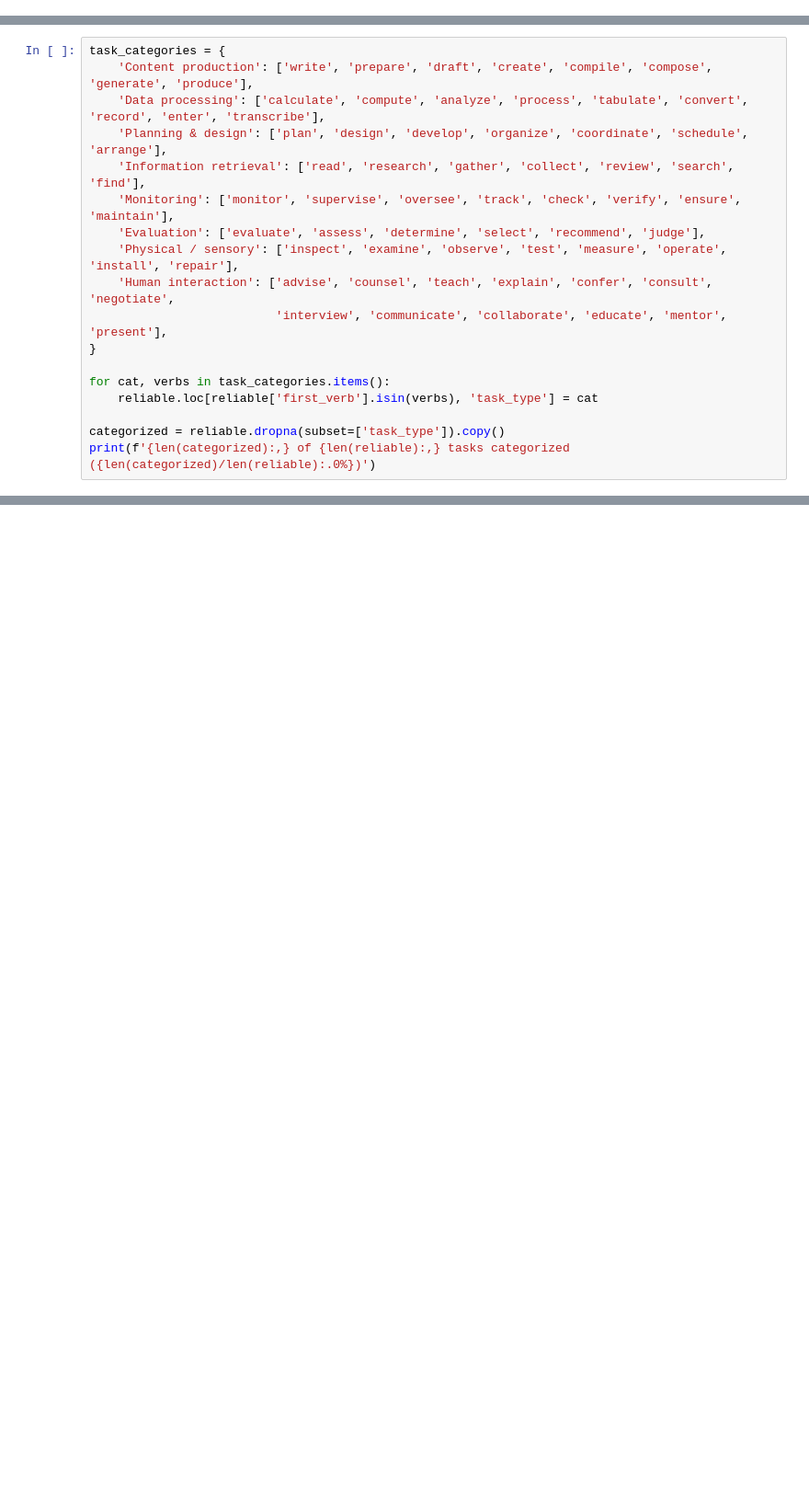
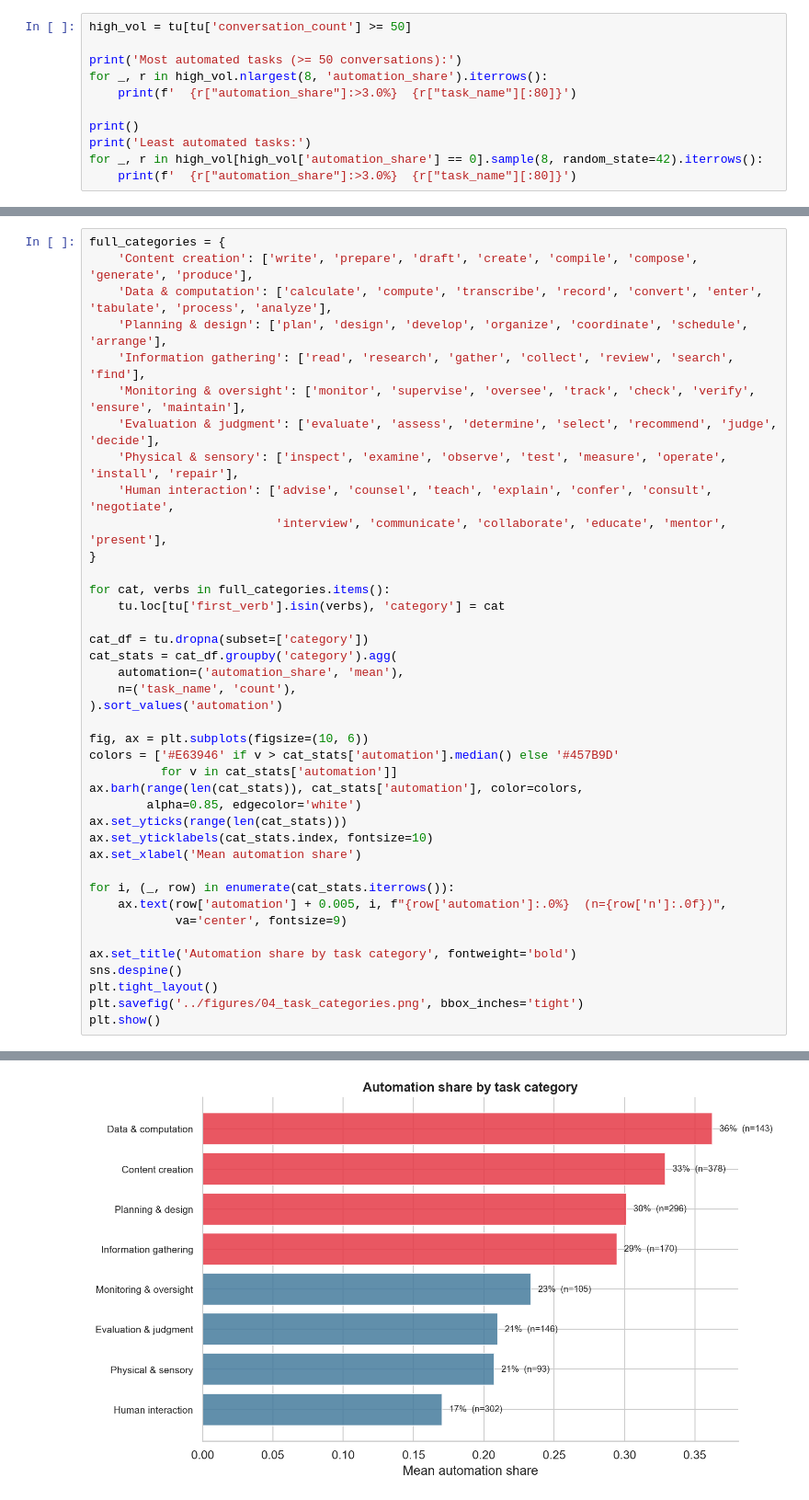
Before and after one commit to alvinekelund/what-predicts-ai-automation, a Jupyter notebook: notebooks/02_skill_compression.ipynb, the cells around one changed output, grey strips where cells are left out. Shown at 92% size. Cells and saved outputs as stored; diff of their text form; blank space fills up the shorter version.

```diff
--- a/notebooks/02_skill_compression.ipynb
+++ b/notebooks/02_skill_compression.ipynb
@@ -43,0 +135,11 @@ This simple heuristic reveals a stark divide.
+# %%
+high_vol = tu[tu['conversation_count'] >= 50]
+
+print('Most automated tasks (>= 50 conversations):')
+for _, r in high_vol.nlargest(8, 'automation_share').iterrows():
+    print(f'  {r["automation_share"]:>3.0%}  {r["task_name"][:80]}')
+
+print()
+print('Least automated tasks:')
+for _, r in high_vol[high_vol['automation_share'] == 0].sample(8, random_state=42).iterrows():
+    print(f'  {r["automation_share"]:>3.0%}  {r["task_name"][:80]}')
@@ -44,19 +172,41 @@ This simple heuristic reveals a stark divide.
 # %%
-task_categories = {
-    'Content production': ['write', 'prepare', 'draft', 'create', 'compile', 'compose', 'generate', 'produce'],
-    'Data processing': ['calculate', 'compute', 'analyze', 'process', 'tabulate', 'convert', 'record', 'enter', 'transcribe'],
+full_categories = {
+    'Content creation': ['write', 'prepare', 'draft', 'create', 'compile', 'compose', 'generate', 'produce'],
+    'Data & computation': ['calculate', 'compute', 'transcribe', 'record', 'convert', 'enter', 'tabulate', 'process', 'analyze'],
     'Planning & design': ['plan', 'design', 'develop', 'organize', 'coordinate', 'schedule', 'arrange'],
-    'Information retrieval': ['read', 'research', 'gather', 'collect', 'review', 'search', 'find'],
-    'Monitoring': ['monitor', 'supervise', 'oversee', 'track', 'check', 'verify', 'ensure', 'maintain'],
-    'Evaluation': ['evaluate', 'assess', 'determine', 'select', 'recommend', 'judge'],
-    'Physical / sensory': ['inspect', 'examine', 'observe', 'test', 'measure', 'operate', 'install', 'repair'],
+    'Information gathering': ['read', 'research', 'gather', 'collect', 'review', 'search', 'find'],
+    'Monitoring & oversight': ['monitor', 'supervise', 'oversee', 'track', 'check', 'verify', 'ensure', 'maintain'],
+    'Evaluation & judgment': ['evaluate', 'assess', 'determine', 'select', 'recommend', 'judge', 'decide'],
+    'Physical & sensory': ['inspect', 'examine', 'observe', 'test', 'measure', 'operate', 'install', 'repair'],
     'Human interaction': ['advise', 'counsel', 'teach', 'explain', 'confer', 'consult', 'negotiate',
                           'interview', 'communicate', 'collaborate', 'educate', 'mentor', 'present'],
 }
 
-for cat, verbs in task_categories.items():
-    reliable.loc[reliable['first_verb'].isin(verbs), 'task_type'] = cat
+for cat, verbs in full_categories.items():
+    tu.loc[tu['first_verb'].isin(verbs), 'category'] = cat
 
-categorized = reliable.dropna(subset=['task_type']).copy()
-print(f'{len(categorized):,} of {len(reliable):,} tasks categorized ({len(categorized)/len(reliable):.0%})')
+cat_df = tu.dropna(subset=['category'])
+cat_stats = cat_df.groupby('category').agg(
+    automation=('automation_share', 'mean'),
+    n=('task_name', 'count'),
+).sort_values('automation')
+
+fig, ax = plt.subplots(figsize=(10, 6))
+colors = ['#E63946' if v > cat_stats['automation'].median() else '#457B9D'
+          for v in cat_stats['automation']]
+ax.barh(range(len(cat_stats)), cat_stats['automation'], color=colors,
+        alpha=0.85, edgecolor='white')
+ax.set_yticks(range(len(cat_stats)))
+ax.set_yticklabels(cat_stats.index, fontsize=10)
+ax.set_xlabel('Mean automation share')
+
+for i, (_, row) in enumerate(cat_stats.iterrows()):
+    ax.text(row['automation'] + 0.005, i, f"{row['automation']:.0%}  (n={row['n']:.0f})",
+            va='center', fontsize=9)
+
+ax.set_title('Automation share by task category', fontweight='bold')
+sns.despine()
+plt.tight_layout()
+plt.savefig('../figures/04_task_categories.png', bbox_inches='tight')
+plt.show()
 # %% [output]
@@ -63,0 +213 @@ print(f'{len(categorized):,} of {len(reliable):,} tasks categorized ({len(catego
+[figure, added]
```
Also changed, not shown: parts of 26 cells of this notebook, 25 other files.
